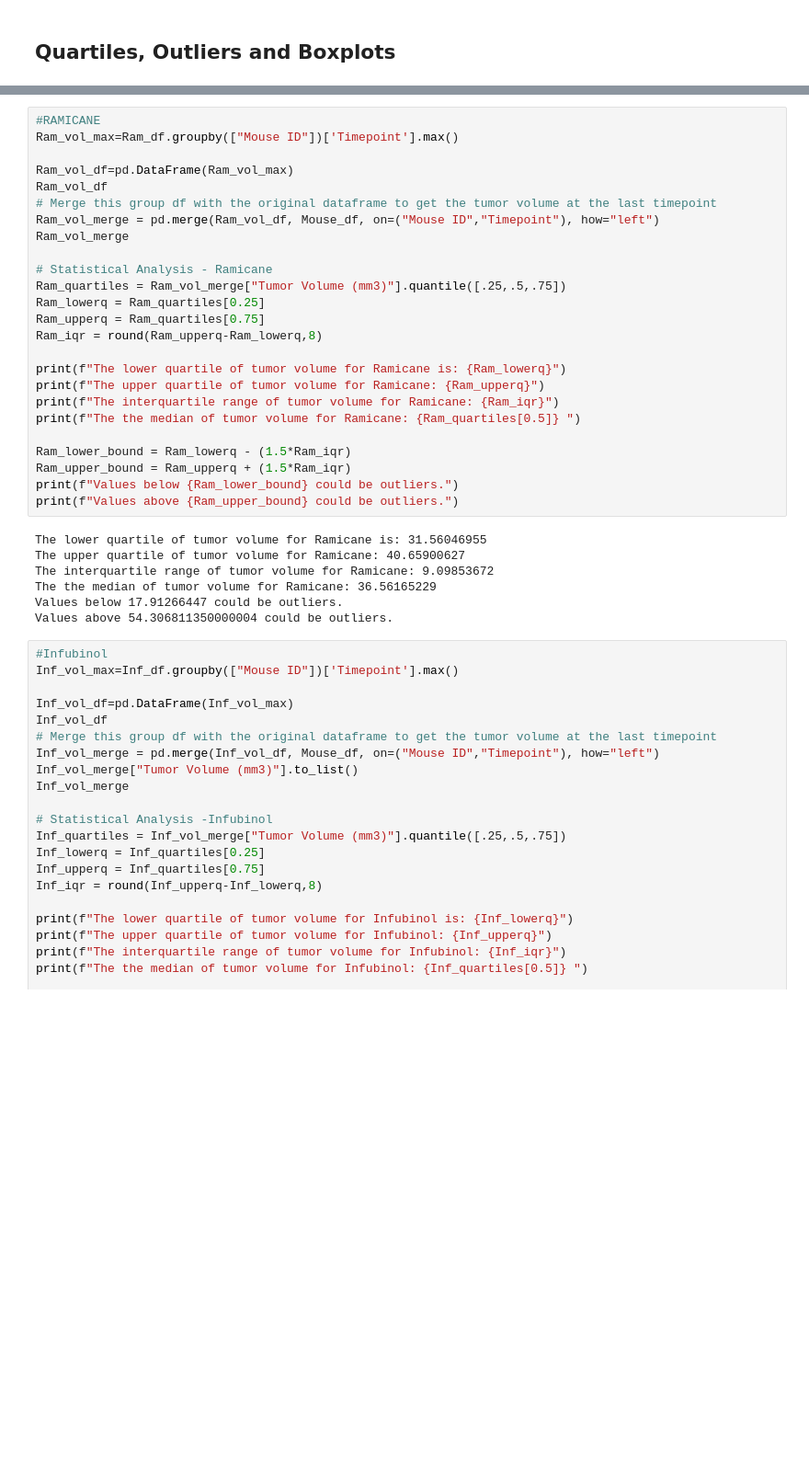
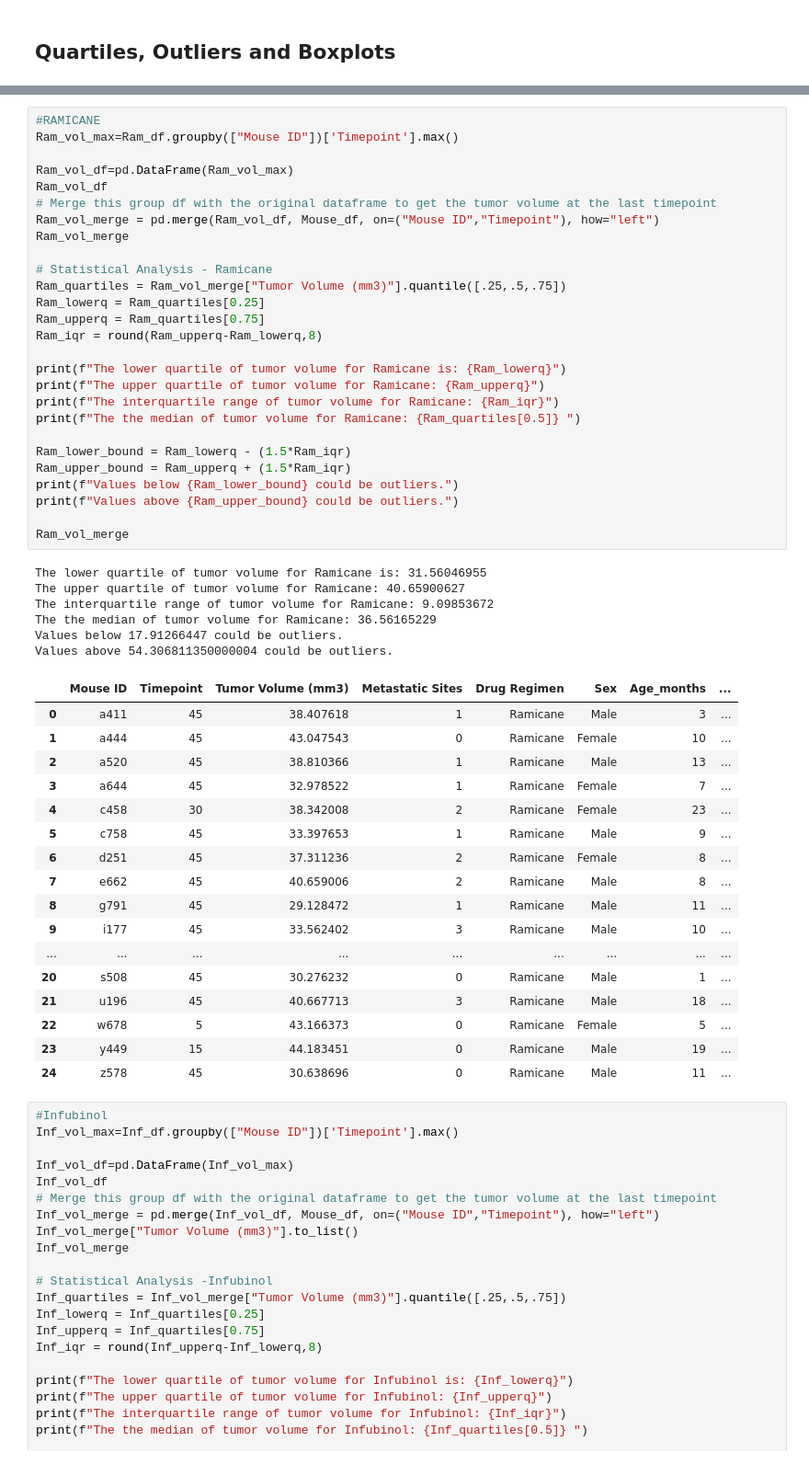
Before and after one commit to akarpie96/Matplotlib-Challenge, a Jupyter notebook: Pymaceuticals Inc..ipynb, the cells around one changed output, grey strips where cells are left out. Shown: that part at 92% size. Drawn from its saved outputs; the diff is of its cells as text; blank space fills up the shorter version.

```diff
--- a/Pymaceuticals Inc..ipynb
+++ b/Pymaceuticals Inc..ipynb
@@ -238,33 +257,52 @@ Values above 51.83201549 could be outliers.
 Ram_vol_max=Ram_df.groupby(["Mouse ID"])['Timepoint'].max()
 
 Ram_vol_df=pd.DataFrame(Ram_vol_max)
 Ram_vol_df
 # Merge this group df with the original dataframe to get the tumor volume at the last timepoint
 Ram_vol_merge = pd.merge(Ram_vol_df, Mouse_df, on=("Mouse ID","Timepoint"), how="left")
 Ram_vol_merge
 
 # Statistical Analysis - Ramicane
 Ram_quartiles = Ram_vol_merge["Tumor Volume (mm3)"].quantile([.25,.5,.75])
 Ram_lowerq = Ram_quartiles[0.25]
 Ram_upperq = Ram_quartiles[0.75]
 Ram_iqr = round(Ram_upperq-Ram_lowerq,8)
 
 print(f"The lower quartile of tumor volume for Ramicane is: {Ram_lowerq}")
 print(f"The upper quartile of tumor volume for Ramicane: {Ram_upperq}")
 print(f"The interquartile range of tumor volume for Ramicane: {Ram_iqr}")
 print(f"The the median of tumor volume for Ramicane: {Ram_quartiles[0.5]} ")
 
 Ram_lower_bound = Ram_lowerq - (1.5*Ram_iqr)
 Ram_upper_bound = Ram_upperq + (1.5*Ram_iqr)
 print(f"Values below {Ram_lower_bound} could be outliers.")
 print(f"Values above {Ram_upper_bound} could be outliers.")
+
+Ram_vol_merge
 # %% [output]
 The lower quartile of tumor volume for Ramicane is: 31.56046955
 The upper quartile of tumor volume for Ramicane: 40.65900627
 The interquartile range of tumor volume for Ramicane: 9.09853672
 The the median of tumor volume for Ramicane: 36.56165229
 Values below 17.91266447 could be outliers.
 Values above 54.306811350000004 could be outliers.
+|  | Mouse ID | Timepoint | Tumor Volume (mm3) | Metastatic Sites | Drug Regimen | Sex | Age_months | ... |
+| 0 | a411 | 45 | 38.407618 | 1 | Ramicane | Male | 3 | ... |
+| 1 | a444 | 45 | 43.047543 | 0 | Ramicane | Female | 10 | ... |
+| 2 | a520 | 45 | 38.810366 | 1 | Ramicane | Male | 13 | ... |
+| 3 | a644 | 45 | 32.978522 | 1 | Ramicane | Female | 7 | ... |
+| 4 | c458 | 30 | 38.342008 | 2 | Ramicane | Female | 23 | ... |
+| 5 | c758 | 45 | 33.397653 | 1 | Ramicane | Male | 9 | ... |
+| 6 | d251 | 45 | 37.311236 | 2 | Ramicane | Female | 8 | ... |
+| 7 | e662 | 45 | 40.659006 | 2 | Ramicane | Male | 8 | ... |
+| 8 | g791 | 45 | 29.128472 | 1 | Ramicane | Male | 11 | ... |
+| 9 | i177 | 45 | 33.562402 | 3 | Ramicane | Male | 10 | ... |
+| ... | ... | ... | ... | ... | ... | ... | ... | ... |
+| 20 | s508 | 45 | 30.276232 | 0 | Ramicane | Male | 1 | ... |
+| 21 | u196 | 45 | 40.667713 | 3 | Ramicane | Male | 18 | ... |
+| 22 | w678 | 5 | 43.166373 | 0 | Ramicane | Female | 5 | ... |
+| 23 | y449 | 15 | 44.183451 | 0 | Ramicane | Male | 19 | ... |
+| 24 | z578 | 45 | 30.638696 | 0 | Ramicane | Male | 11 | ... |
 # %%
 #Infubinol
 Inf_vol_max=Inf_df.groupby(["Mouse ID"])['Timepoint'].max()
```
Also changed, not shown: parts of 3 cells of this notebook.
